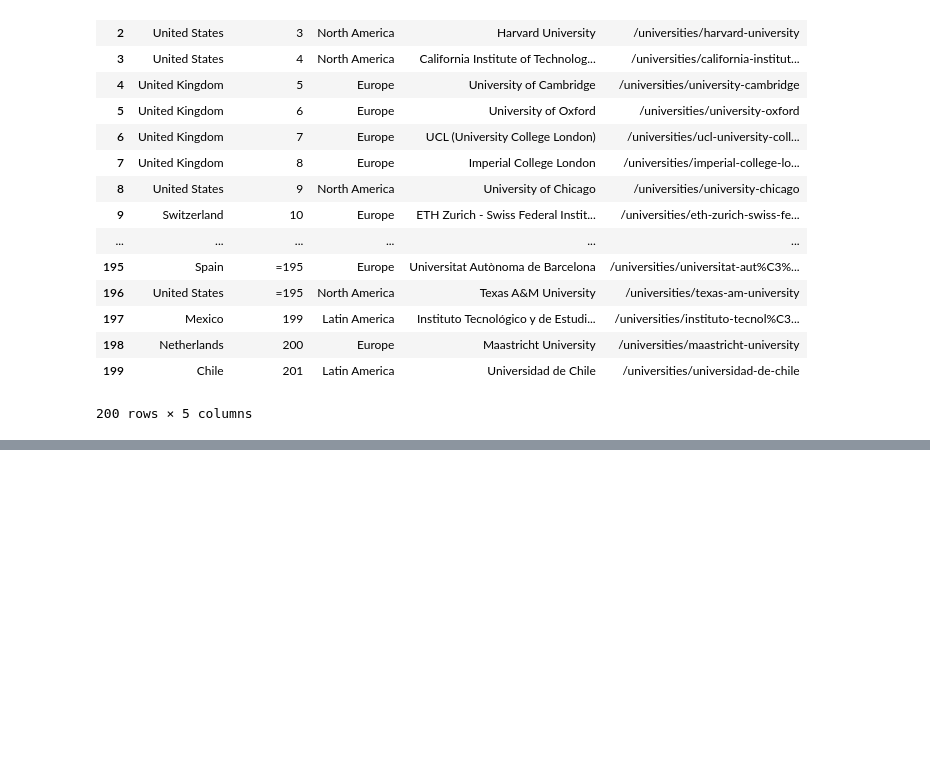
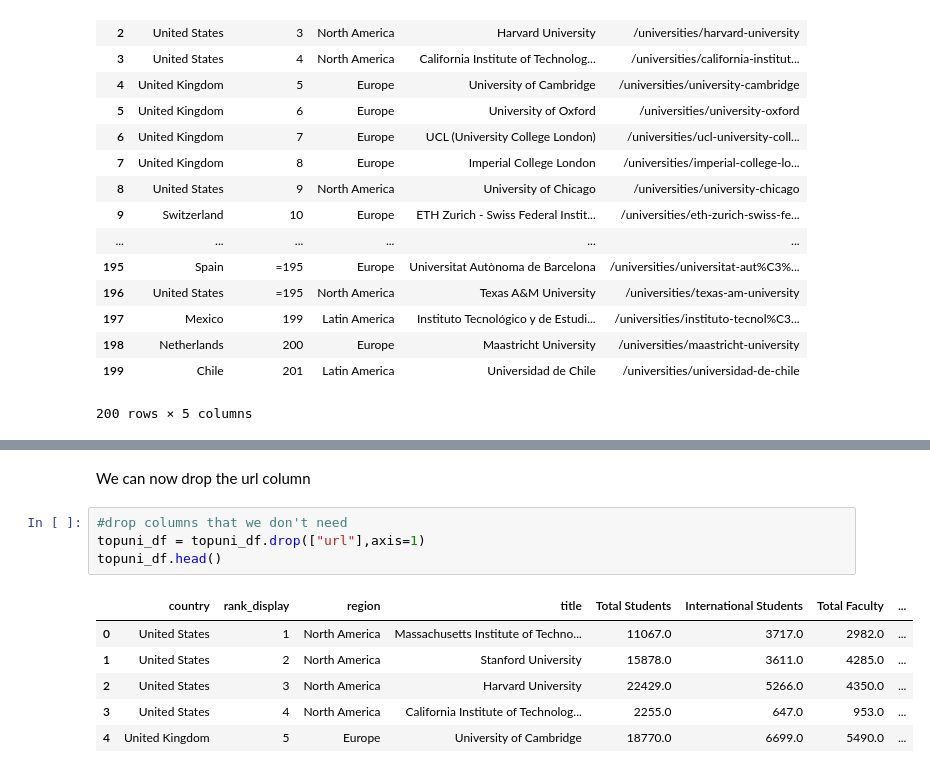
Before and after one commit to sourabhlal/ada2017, a Jupyter notebook: 02 - Data from the Web/homework02.ipynb, the cells around one changed output, grey strips where cells are left out. Cells and saved outputs as stored; diff of their text form; blank space fills up the shorter version.

```diff
--- a/02 - Data from the Web/homework02.ipynb
+++ b/02 - Data from the Web/homework02.ipynb
@@ -86,0 +137,13 @@ timesedu_df
+# %% [markdown]
+We can now drop the url column
+# %%
+#drop columns that we don't need
+topuni_df = topuni_df.drop(["url"],axis=1)
+topuni_df.head()
+# %% [output]
+|  | country | rank_display | region | title | Total Students | International Students | Total Faculty | ... |
+| 0 | United States | 1 | North America | Massachusetts Institute of Techno... | 11067.0 | 3717.0 | 2982.0 | ... |
+| 1 | United States | 2 | North America | Stanford University | 15878.0 | 3611.0 | 4285.0 | ... |
+| 2 | United States | 3 | North America | Harvard University | 22429.0 | 5266.0 | 4350.0 | ... |
+| 3 | United States | 4 | North America | California Institute of Technolog... | 2255.0 | 647.0 | 953.0 | ... |
+| 4 | United Kingdom | 5 | Europe | University of Cambridge | 18770.0 | 6699.0 | 5490.0 | ... |
```
Also changed, not shown: parts of 31 cells of this notebook.
